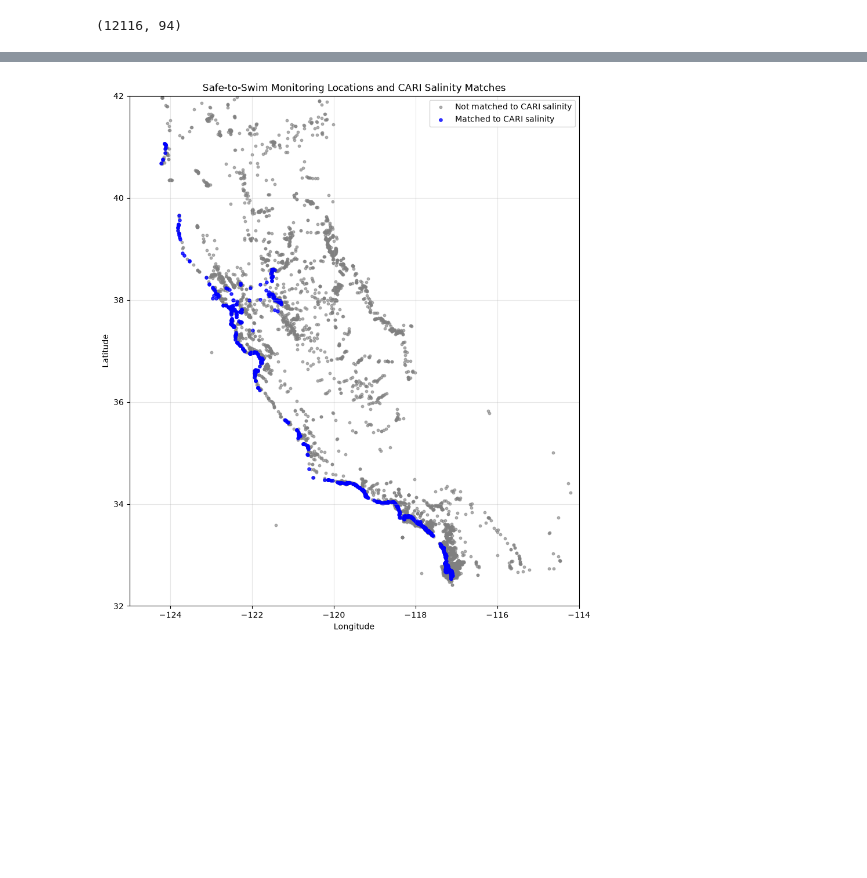
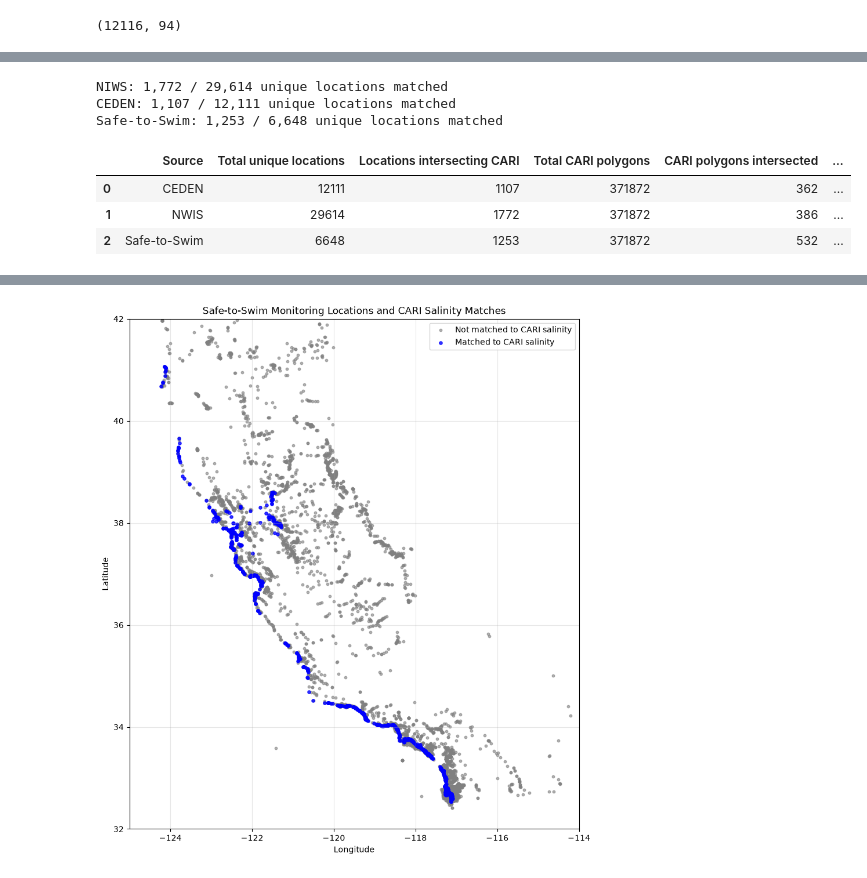
Before and after one commit to shordyk/safetoswim-waterbodies, a Jupyter notebook: src/01_explore_raw.ipynb, the cells around one changed output, grey strips where cells are left out. Saved outputs shown, nothing was run; the diff lists cells and outputs as text; code cells hidden in the pictures; blank space fills up the shorter version.

```diff
--- a/src/01_explore_raw.ipynb
+++ b/src/01_explore_raw.ipynb
@@ -832,0 +656,37 @@ Name: count, dtype: int64
+# %%
+# Check how many s2s monitoring locations have matches
+def print_match_counts(joined, station_col, source_name):
+    total = joined[station_col].nunique()
+
+    matched = joined.loc[
+        joined["CARI_id"].notna(),
+        station_col
+    ].nunique()
+
+    print(
+        f"{source_name}: "
+        f"{matched:,} / {total:,} unique locations matched"
+    )
+    return matched, total
+
+nwis_station_match = print_match_counts(
+    nwis_joined,
+    "MonitoringLocationIdentifier",
+    "NIWS"
+)
+
+ceden_station_match = print_match_counts(
+    ceden_joined,
+    "STATIONCODE",
+    "CEDEN"
+)
+
+s2s_station_match = print_match_counts(
+    s2s_joined,
+    "STATIONCODE",
+    "Safe-to-Swim"
+)
+# %% [output]
+NIWS: 1,772 / 29,614 unique locations matched
+CEDEN: 1,107 / 12,111 unique locations matched
+Safe-to-Swim: 1,253 / 6,648 unique locations matched
@@ -832,0 +724,36 @@ Name: count, dtype: int64
+# %%
+# Coverage comparison
+
+coverage = pd.DataFrame([
+    coverage_summary(
+        ceden_joined,
+        "STATIONCODE",
+        "CEDEN",
+        cari_join
+    ),
+
+    coverage_summary(
+        nwis_joined,
+        "MonitoringLocationIdentifier",
+        "NWIS",
+        cari_join
+    ),
+
+    coverage_summary(
+        s2s_joined,
+        "STATIONCODE",
+        "Safe-to-Swim",
+        cari_join
+    )
+])
+
+display(
+    coverage.style.format({
+        "Percent of CARI polygons intersected": "{:.2f}%"
+    })
+)
+# %% [output]
+|  | Source | Total unique locations | Locations intersecting CARI | Total CARI polygons | CARI polygons intersected | ... |
+| 0 | CEDEN | 12111 | 1107 | 371872 | 362 | ... |
+| 1 | NWIS | 29614 | 1772 | 371872 | 386 | ... |
+| 2 | Safe-to-Swim | 6648 | 1253 | 371872 | 532 | ... |
```
Also changed, not shown: parts of 52 cells of this notebook, 40 other files.
